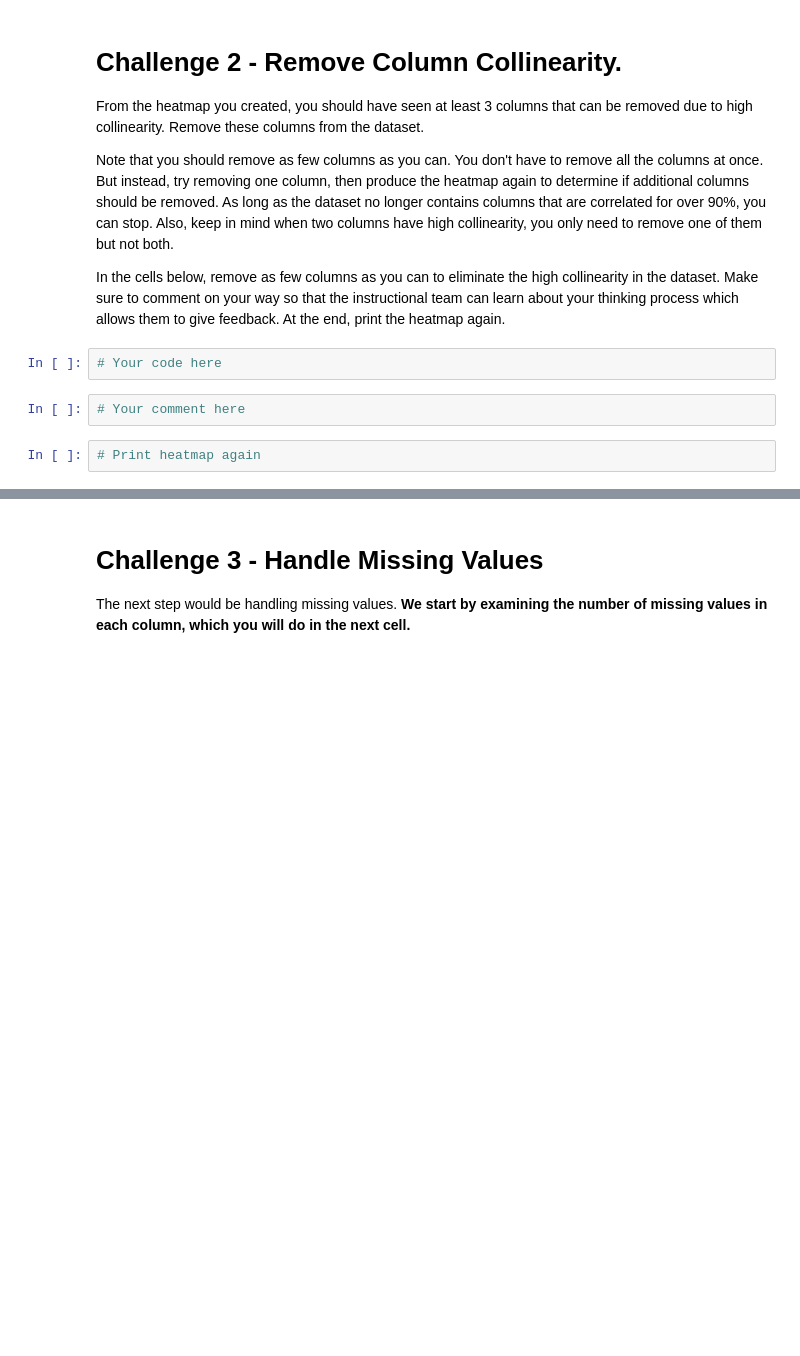
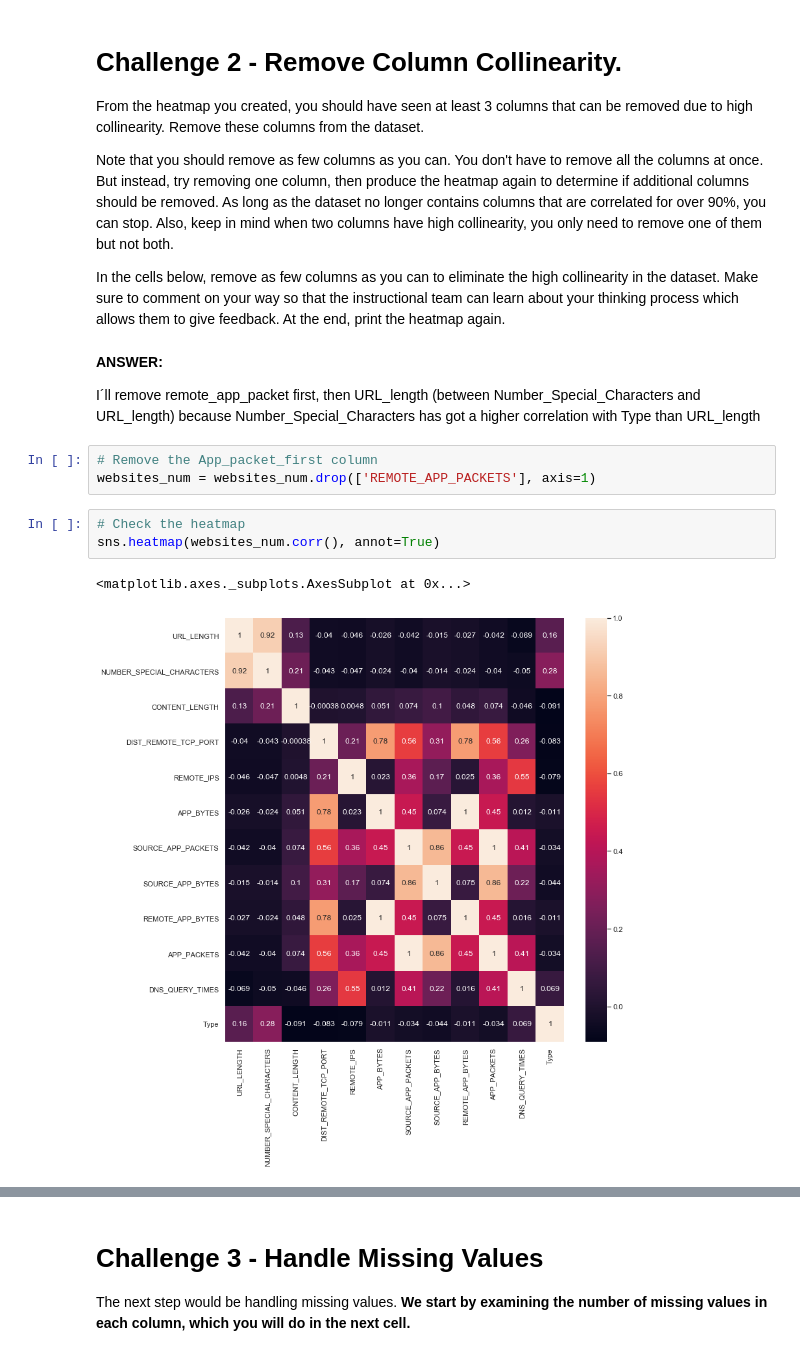
Before and after one commit to ta-data-bcn/lab-supervised-learning, a Jupyter notebook: your-code/main.ipynb, the cells around one changed output, grey strips where cells are left out. Drawn from its saved outputs; the diff is of its cells as text; blank space fills up the shorter version.

```diff
--- a/your-code/main.ipynb
+++ b/your-code/main.ipynb
@@ -134,9 +148,17 @@ From the heatmap you created, you should have seen at least 3 columns that can b
 Note that you should remove as few columns as you can. You don't have to remove all the columns at once. But instead, try removing one column, then produce the heatmap again to determine if additional columns should be removed. As long as the dataset no longer contains columns that are correlated for over 90%, you can stop. Also, keep in mind when two columns have high collinearity, you only need to remove one of them but not both.
 
 In the cells below, remove as few columns as you can to eliminate the high collinearity in the dataset. Make sure to comment on your way so that the instructional team can learn about your thinking process which allows them to give feedback. At the end, print the heatmap again.
-# %%
-# Your code here
-# %%
-# Your comment here
-# %%
-# Print heatmap again
+# %% [markdown]
+**ANSWER:**
+
+
+I´ll remove remote_app_packet first, then URL_length (between Number_Special_Characters and URL_length) because Number_Special_Characters has got a higher correlation with Type than URL_length
+# %%
+# Remove the App_packet_first column
+websites_num = websites_num.drop(['REMOTE_APP_PACKETS'], axis=1)
+# %%
+# Check the heatmap
+sns.heatmap(websites_num.corr(), annot=True)
+# %% [output]
+<matplotlib.axes._subplots.AxesSubplot at 0x...>
+[figure, added]
```
Also changed, not shown: parts of 17 cells of this notebook.
